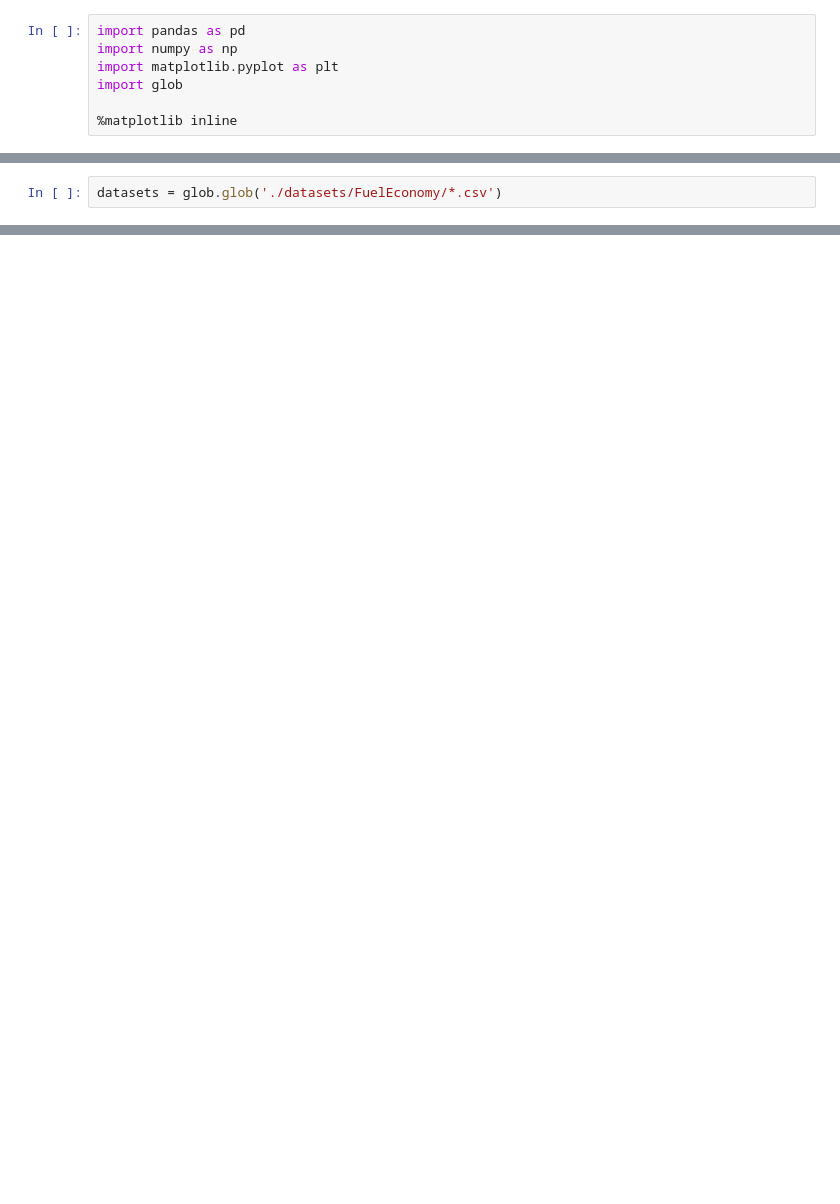
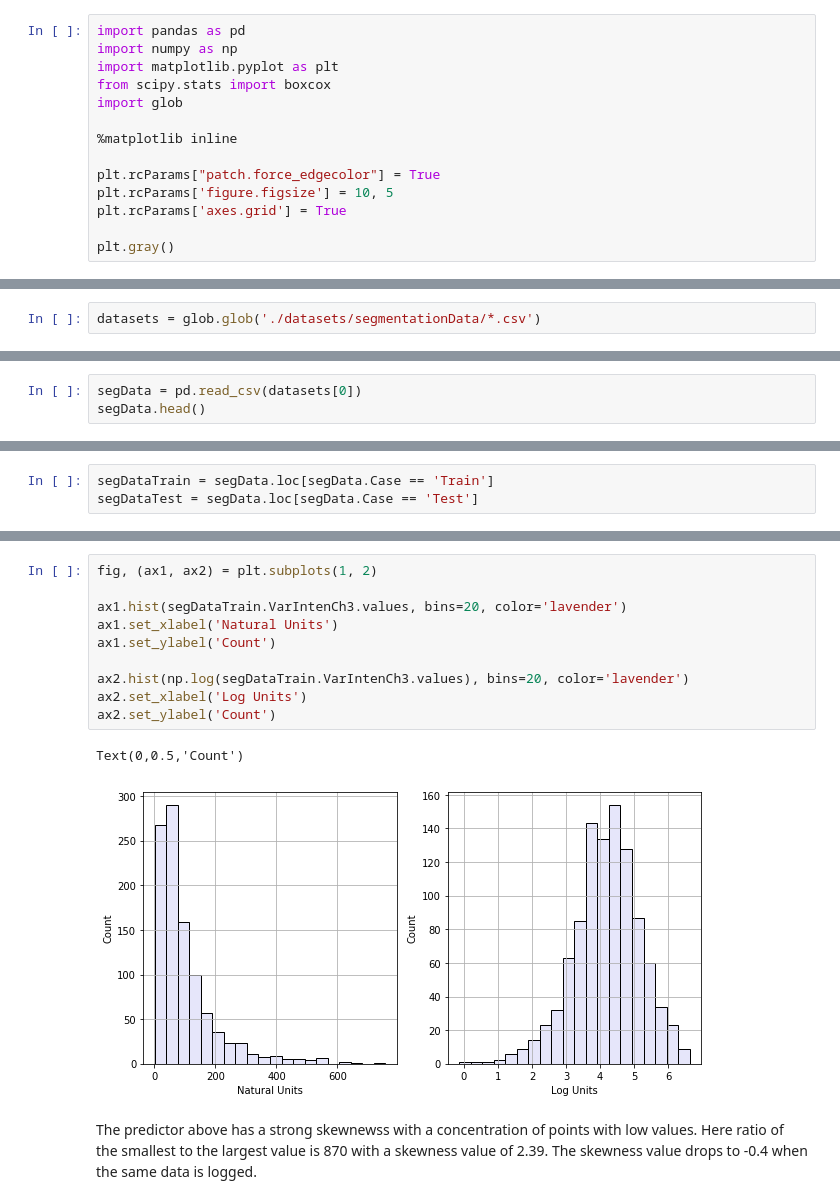
Before and after one commit to iamfaisalkhan/Applied_Predictive_Modeling_Python, a Jupyter notebook: Ch03_Data_Preprocessing.ipynb, the cells around one changed output, grey strips where cells are left out. Drawn from its saved outputs; the diff is of its cells as text; blank space fills up the shorter version.

```diff
--- a/Ch03_Data_Preprocessing.ipynb
+++ b/Ch03_Data_Preprocessing.ipynb
@@ -19,6 +19,13 @@ The high-contrast screening works by measuring the light reflected from a stain
 import pandas as pd
 import numpy as np
 import matplotlib.pyplot as plt
+from scipy.stats import boxcox
 import glob
 
 %matplotlib inline
+
+plt.rcParams["patch.force_edgecolor"] = True
+plt.rcParams['figure.figsize'] = 10, 5
+plt.rcParams['axes.grid'] = True
+
+plt.gray()
@@ -25,5 +34,5 @@ import glob
 # %%
-datasets = glob.glob('./datasets/FuelEconomy/*.csv')
+datasets = glob.glob('./datasets/segmentationData/*.csv')
 # %%
 datasets
 # %% [output]
@@ -32,0 +40,3 @@ datasets
+# %%
+segData = pd.read_csv(datasets[0])
+segData.head()
@@ -32,0 +94,3 @@ datasets
+# %%
+segDataTrain = segData.loc[segData.Case == 'Train']
+segDataTest = segData.loc[segData.Case == 'Test']
@@ -32,0 +131,15 @@ datasets
+# %%
+fig, (ax1, ax2) = plt.subplots(1, 2)
+
+ax1.hist(segDataTrain.VarIntenCh3.values, bins=20, color='lavender')
+ax1.set_xlabel('Natural Units')
+ax1.set_ylabel('Count')
+
+ax2.hist(np.log(segDataTrain.VarIntenCh3.values), bins=20, color='lavender')
+ax2.set_xlabel('Log Units')
+ax2.set_ylabel('Count')
+# %% [output]
+Text(0,0.5,'Count')
+[figure, added]
+# %% [markdown]
+The predictor above has a strong skewnewss with a concentration of points with low values. Here ratio of the smallest to the largest value is 870 with a skewness value of 2.39. The skewness value drops to -0.4 when the same data is logged.
```
Also changed, not shown: parts of 21 cells of this notebook.
